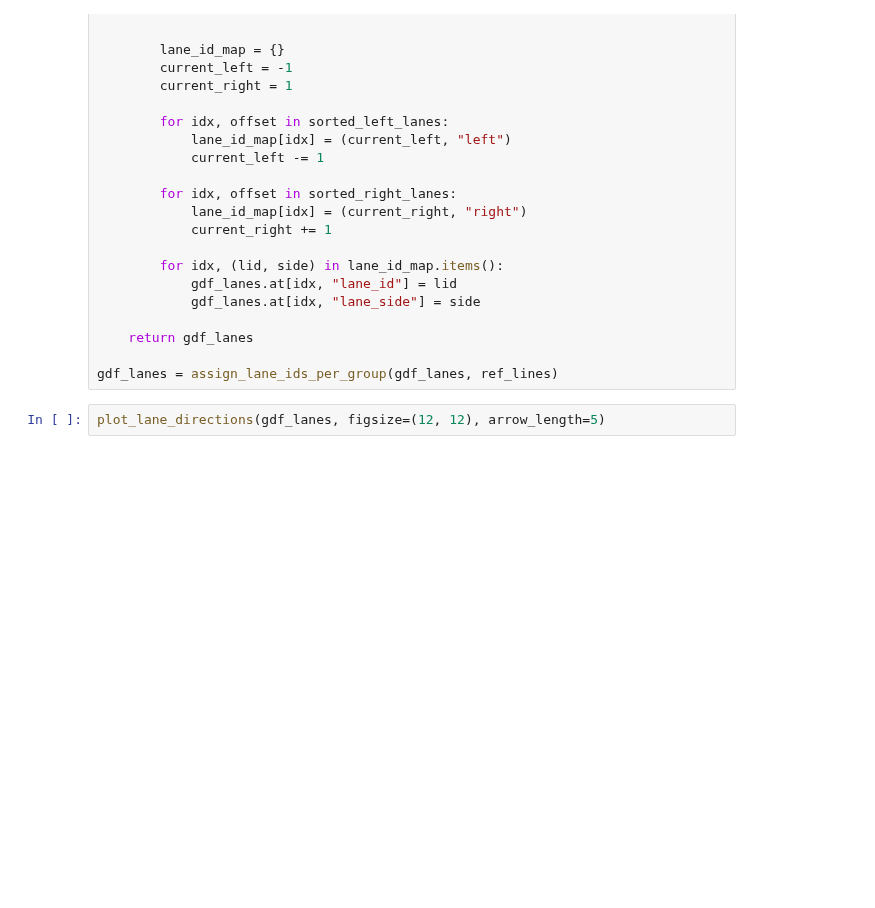
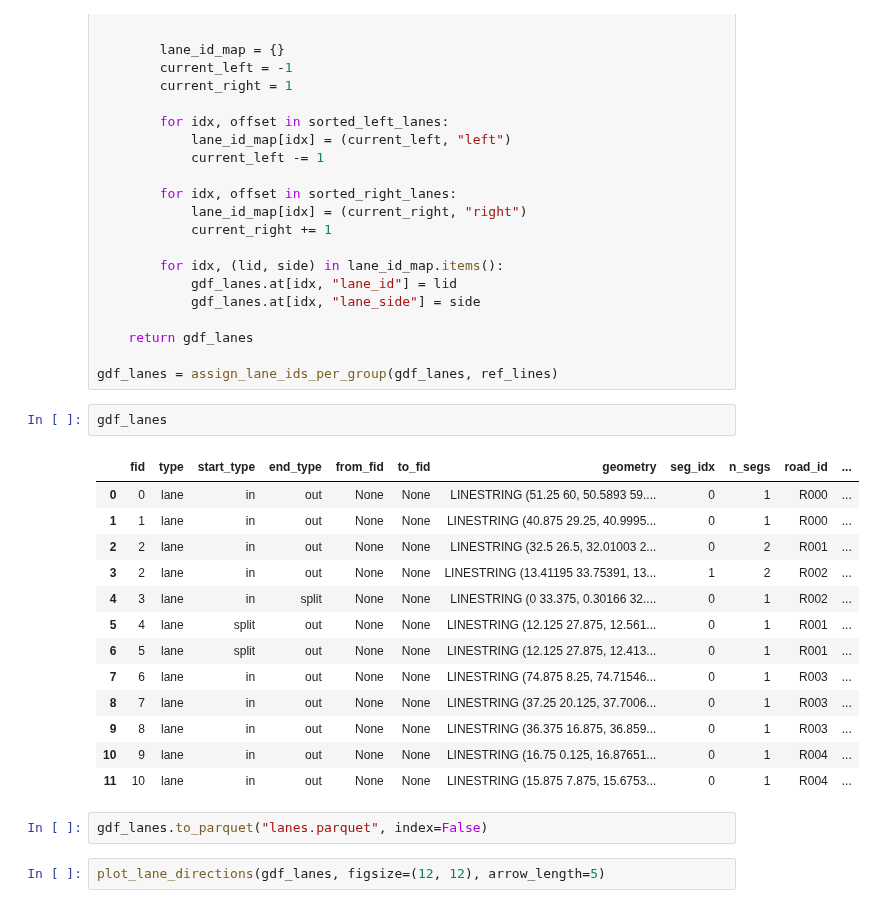
Before and after one commit to shao-lab-uga/LaneGraph, a Jupyter notebook: extract_opendrive_map.ipynb, the cells around one changed output. Cells and saved outputs as stored; diff of their text form; blank space fills up the shorter version.

```diff
--- a/extract_opendrive_map.ipynb
+++ b/extract_opendrive_map.ipynb
@@ -905,6 +906,24 @@ def assign_lane_ids_per_group(gdf_lanes, ref_lines, num_points=50):
     return gdf_lanes
 
 gdf_lanes = assign_lane_ids_per_group(gdf_lanes, ref_lines)
+# %%
+gdf_lanes
+# %% [output]
+|  | fid | type | start_type | end_type | from_fid | to_fid | geometry | seg_idx | n_segs | road_id | ... |
+| 0 | 0 | lane | in | out | None | None | LINESTRING (51.25 60, 50.5893 59.... | 0 | 1 | R000 | ... |
+| 1 | 1 | lane | in | out | None | None | LINESTRING (40.875 29.25, 40.9995... | 0 | 1 | R000 | ... |
+| 2 | 2 | lane | in | out | None | None | LINESTRING (32.5 26.5, 32.01003 2... | 0 | 2 | R001 | ... |
+| 3 | 2 | lane | in | out | None | None | LINESTRING (13.41195 33.75391, 13... | 1 | 2 | R002 | ... |
+| 4 | 3 | lane | in | split | None | None | LINESTRING (0 33.375, 0.30166 32.... | 0 | 1 | R002 | ... |
+| 5 | 4 | lane | split | out | None | None | LINESTRING (12.125 27.875, 12.561... | 0 | 1 | R001 | ... |
+| 6 | 5 | lane | split | out | None | None | LINESTRING (12.125 27.875, 12.413... | 0 | 1 | R001 | ... |
+| 7 | 6 | lane | in | out | None | None | LINESTRING (74.875 8.25, 74.71546... | 0 | 1 | R003 | ... |
+| 8 | 7 | lane | in | out | None | None | LINESTRING (37.25 20.125, 37.7006... | 0 | 1 | R003 | ... |
+| 9 | 8 | lane | in | out | None | None | LINESTRING (36.375 16.875, 36.859... | 0 | 1 | R003 | ... |
+| 10 | 9 | lane | in | out | None | None | LINESTRING (16.75 0.125, 16.87651... | 0 | 1 | R004 | ... |
+| 11 | 10 | lane | in | out | None | None | LINESTRING (15.875 7.875, 15.6753... | 0 | 1 | R004 | ... |
+# %%
+gdf_lanes.to_parquet("lanes.parquet", index=False)
 # %%
 plot_lane_directions(gdf_lanes, figsize=(12, 12), arrow_length=5)
 # %% [output]
```
Also changed, not shown: parts of 1 cell of this notebook, 8 other files.
